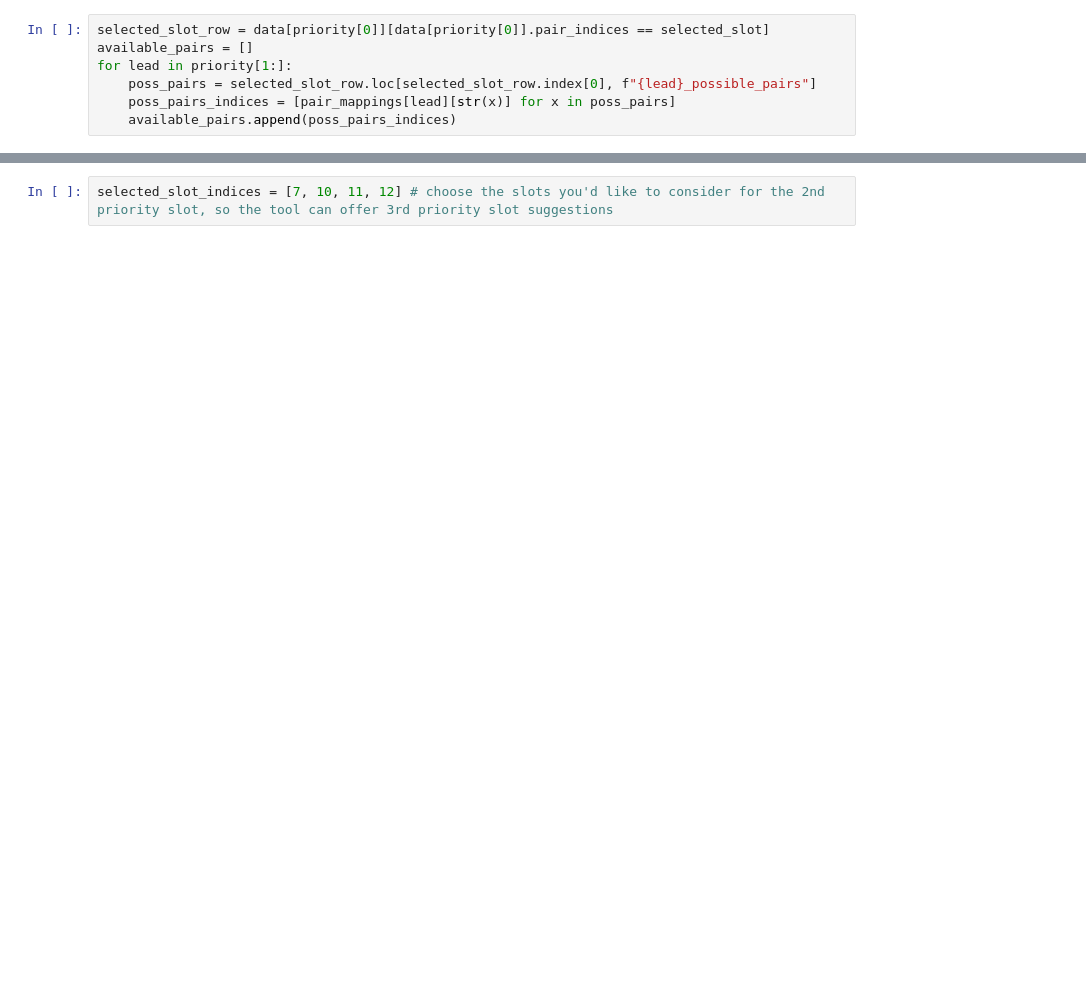
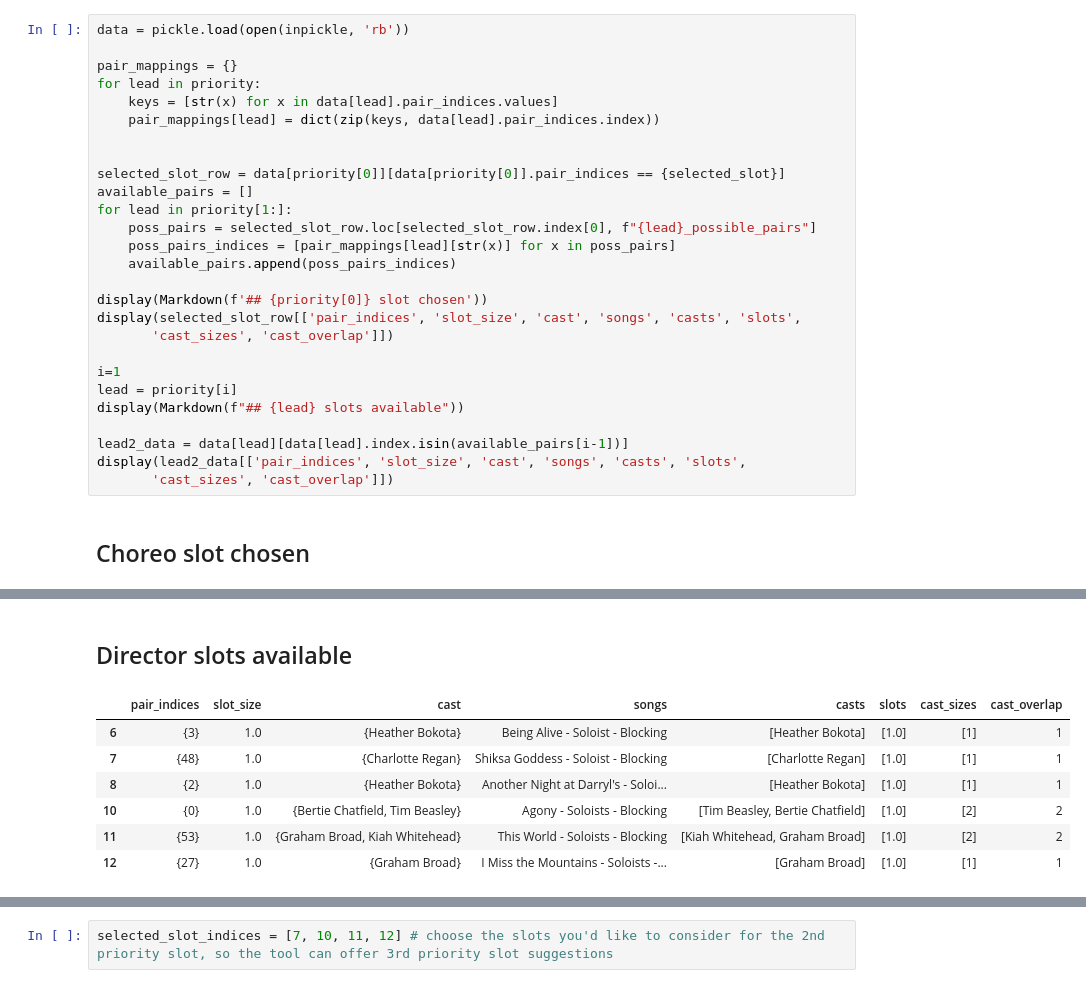
Before and after one commit to caralynch/Song_scheduler, a Jupyter notebook: select_slots_helper.ipynb, the cells around one changed output, grey strips where cells are left out. Cells and saved outputs as stored; diff of their text form; blank space fills up the shorter version.

```diff
--- a/select_slots_helper.ipynb
+++ b/select_slots_helper.ipynb
@@ -20,7 +27,29 @@ for lead in priority:
 # %%
-selected_slot_row = data[priority[0]][data[priority[0]].pair_indices == selected_slot]
+data = pickle.load(open(inpickle, 'rb'))
+
+pair_mappings = {}
+for lead in priority:
+    keys = [str(x) for x in data[lead].pair_indices.values]
+    pair_mappings[lead] = dict(zip(keys, data[lead].pair_indices.index))
+
+
+selected_slot_row = data[priority[0]][data[priority[0]].pair_indices == {selected_slot}]
 available_pairs = []
 for lead in priority[1:]:
     poss_pairs = selected_slot_row.loc[selected_slot_row.index[0], f"{lead}_possible_pairs"]
     poss_pairs_indices = [pair_mappings[lead][str(x)] for x in poss_pairs]
     available_pairs.append(poss_pairs_indices)
+
+display(Markdown(f'## {priority[0]} slot chosen'))
+display(selected_slot_row[['pair_indices', 'slot_size', 'cast', 'songs', 'casts', 'slots',
+       'cast_sizes', 'cast_overlap']])
+
+i=1
+lead = priority[i]
+display(Markdown(f"## {lead} slots available"))
+
+lead2_data = data[lead][data[lead].index.isin(available_pairs[i-1])]
+display(lead2_data[['pair_indices', 'slot_size', 'cast', 'songs', 'casts', 'slots',
+       'cast_sizes', 'cast_overlap']])
+# %% [output]
+## Choreo slot chosen
@@ -26,0 +58,8 @@ for lead in priority[1:]:
+## Director slots available
+|  | pair_indices | slot_size | cast | songs | casts | slots | cast_sizes | cast_overlap |
+| 6 | {3} | 1.0 | {Heather Bokota} | Being Alive - Soloist - Blocking | [Heather Bokota] | [1.0] | [1] | 1 |
+| 7 | {48} | 1.0 | {Charlotte Regan} | Shiksa Goddess - Soloist - Blocking | [Charlotte Regan] | [1.0] | [1] | 1 |
+| 8 | {2} | 1.0 | {Heather Bokota} | Another Night at Darryl's - Soloi... | [Heather Bokota] | [1.0] | [1] | 1 |
+| 10 | {0} | 1.0 | {Bertie Chatfield, Tim Beasley} | Agony - Soloists - Blocking | [Tim Beasley, Bertie Chatfield] | [1.0] | [2] | 2 |
+| 11 | {53} | 1.0 | {Graham Broad, Kiah Whitehead} | This World - Soloists - Blocking | [Kiah Whitehead, Graham Broad] | [1.0] | [2] | 2 |
+| 12 | {27} | 1.0 | {Graham Broad} | I Miss the Mountains - Soloists -... | [Graham Broad] | [1.0] | [1] | 1 |
```
Also changed, not shown: parts of 11 cells of this notebook.
